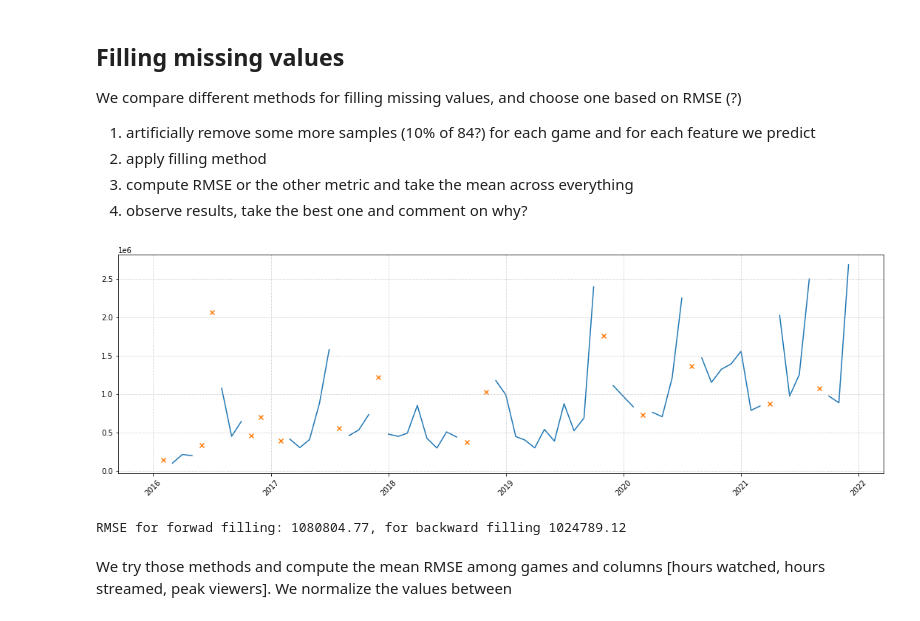
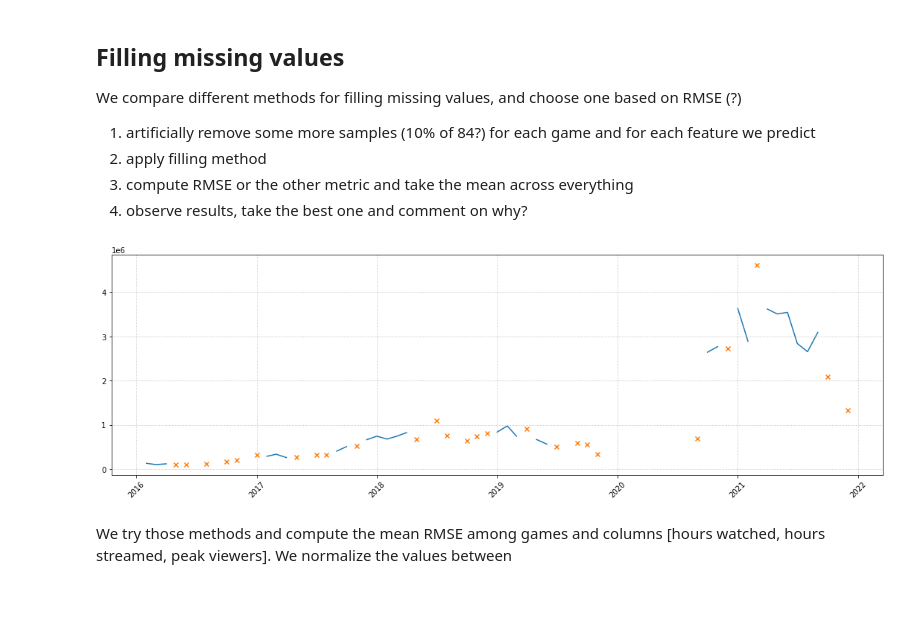
Before and after one commit to RageOfTheDucks/A3I_project, a Jupyter notebook: ai-industry.ipynb, the cells around one changed output. Saved outputs shown, nothing was run; the diff lists cells and outputs as text; code cells hidden in the pictures.

```diff
--- a/ai-industry.ipynb
+++ b/ai-industry.ipynb
@@ -343,10 +311,10 @@ df_reduced = df_no_duplicates[df_no_duplicates['Game'].isin(always_on_top)].copy
 # %% [markdown]
 Since we want a continuous dataset that has measurements for each month and for each game in all the analyzed years, we need to modify the dataframe inserting NaN values in case a game was not present in that month.
 # %%
-df_allDates = pd.DataFrame(pd.date_range(df_reduced["Date"].min(), df_reduced["Date"].max(), freq='MS'), columns =['Date'])
-df_names = pd.DataFrame(df_reduced['Game'].unique(), columns = ['Game'])
+df_allDates = pd.DataFrame(pd.date_range(df_no_duplicates["Date"].min(), df_no_duplicates["Date"].max(), freq='MS'), columns =['Date'])
+df_names = pd.DataFrame(df_no_duplicates['Game'].unique(), columns = ['Game'])
 df_names = df_names.merge(df_allDates, how='cross')
-df_clean = df_names.merge(df_reduced, how="left")
+df_clean = df_names.merge(df_no_duplicates, how="left")
 df_clean
 # %% [output]
 |  | Game | Date | Rank | Hours_watched | Hours_streamed | Peak_viewers | Peak_channels | Streamers | ... |
@@ -459,3 +427,31 @@ date_separation = pd.Timestamp(year=2021, month=12, day=31, hour=0)
 print(date_separation)
 # %% [output]
 2021-12-31 00:00:00
+# %%
+# List of top streamed games "ever"
+games_train = []
+games_test = []
+
+# Threshold which represent the times a game is present in the dataset
+nan_threshold_train = 12
+nan_threshold_test = 0
+
+
+# Get the top games
+for name in list(df_clean["Game"].unique()):
+    is_before_date = df_clean["Date"] <= date_separation
+    is_same_name = df_clean['Game'] == name
+    #condition = is_before_date & is_same_name
+    if (df_clean['Rank'][is_before_date & is_same_name].isna().sum() <= nan_threshold_train):
+        games_train.append(name)
+    if (df_clean['Rank'][~is_before_date & is_same_name].isna().sum() <= nan_threshold_test):
+        games_test.append(name)
+
+
+print("Training: A total of", len(games_train), "games had at most", nan_threshold_train, "missing values before the test date.")
+print("Test: A total of", len(games_test), "games had at most", nan_threshold_test, "missing values after the test date.")
+#df_reduced = df_no_duplicates[df_no_duplicates['Game'].isin(always_on_top)].copy()
+# why: we want some history also for the test games
+games_test = set(games_test).intersection(set(games_train))
+
+games_train, games_test
@@ -462,6 +478,7 @@ print(date_separation)
 # %% [markdown]
 We use data up to the end of 2021 to predict the evolution of streaming data up to Jan 2023.
 # %%
-is_train = df_clean["Date"] <= date_separation
+is_train = (df_clean["Date"] <= date_separation) & (df_clean["Game"].isin(games_train))
+is_test = (df_clean["Date"] > date_separation) & (df_clean["Game"].isin(games_test))
 df_train = df_clean[is_train]
-df_test = df_clean[~is_train]
+df_test = df_clean[is_test]
@@ -477,7 +496,7 @@ We compare different methods for filling missing values, and choose one based on
 # %%
 features = ["Hours_watched", "Hours_streamed", "Peak_viewers"]
 game_name = "Age of Empires II"
-size_mv = 15
+size_mv = 32
 figsize = (15, 5)
 # %%
 #np.random.seed(42) # seed (to get reproducible results)
@@ -490,25 +509,23 @@ figsize = (15, 5)
 # %%
 np.random.seed(42) # seed (to get reproducible results)
 ddata = df_train[df_train["Game"] == game_name].set_index(keys="Date", drop=True)["Hours_watched"]
-mv_idx = np.random.choice(range(1,len(ddata.index)-1), size=size_mv, replace=False) # avoid ffill on first element and bfill on last
+mv_idx = np.random.choice(range(len(ddata.index)), size=size_mv, replace=False) # avoid ffill on first element and bfill on last
 ddata_mv = ddata.copy()
 ddata_mv.iloc[mv_idx] = np.NaN
 util.plot_series(ddata_mv, figsize=figsize)
 plt.scatter(ddata.index[mv_idx], ddata.iloc[mv_idx], color='tab:orange', marker='x');
 # %% [output]
-[figure, old version]
+[figure, new version]
 # %%
 nan_mask = ddata.isnull()
-ffseries = ddata_mv.fillna(method='ffill')
+ffseries = ddata_mv.fillna(method='ffill').fillna(method='bfill')
 ffseries[nan_mask] = np.NaN # We empty the values that were originally empty
-bfseries = ddata_mv.fillna(method='bfill')
+bfseries = ddata_mv.fillna(method='bfill').fillna(method='ffill')
 bfseries[nan_mask] = np.NaN # We empty the values that were originally empty
 
 rmse_ff = np.sqrt(mean_squared_error(ddata[~nan_mask], ffseries[~nan_mask]))
 rmse_bf = np.sqrt(mean_squared_error(ddata[~nan_mask], bfseries[~nan_mask]))
 print(f'RMSE for forwad filling: {rmse_ff:.2f}, for backward filling {rmse_bf:.2f}')
-# %% [output]
-RMSE for forwad filling: 1080804.77, for backward filling 1024789.12
 # %%
 #util.plot_series(ffseries, figsize=figsize)
 #plt.scatter(ddata.index[mv_idx], ddata.iloc[mv_idx], color='tab:orange', marker='x');
```
Also changed, not shown: parts of 21 cells of this notebook.
